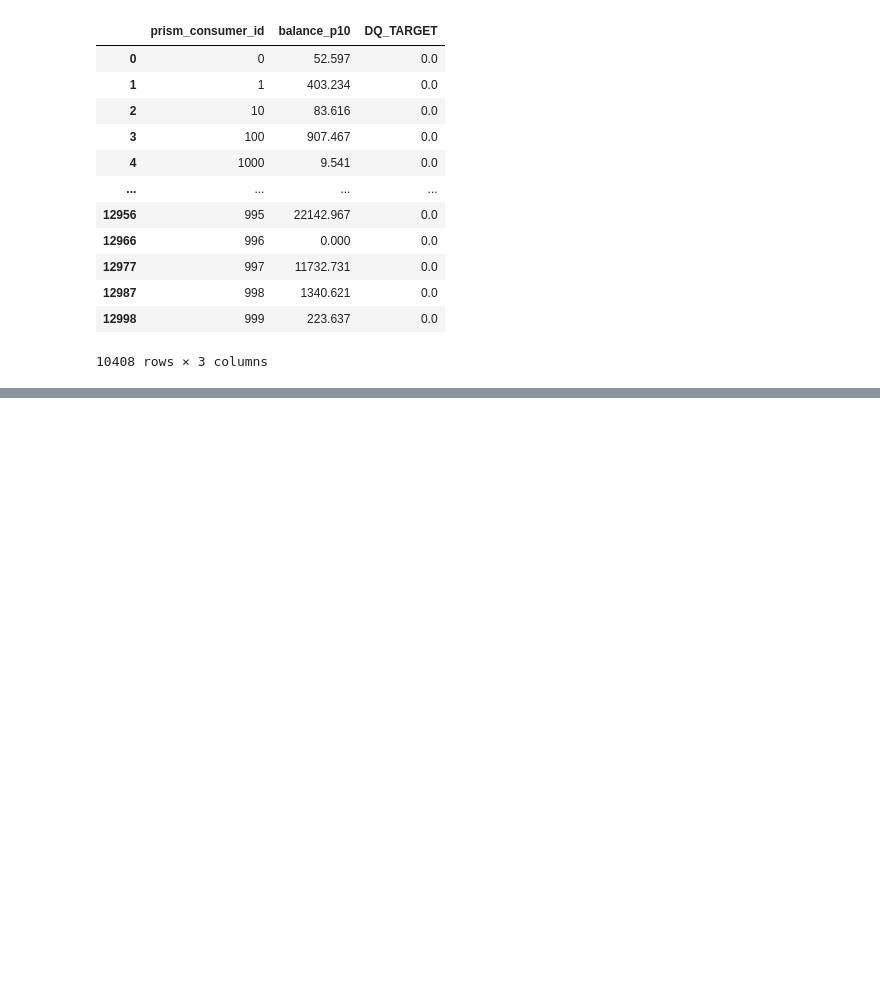
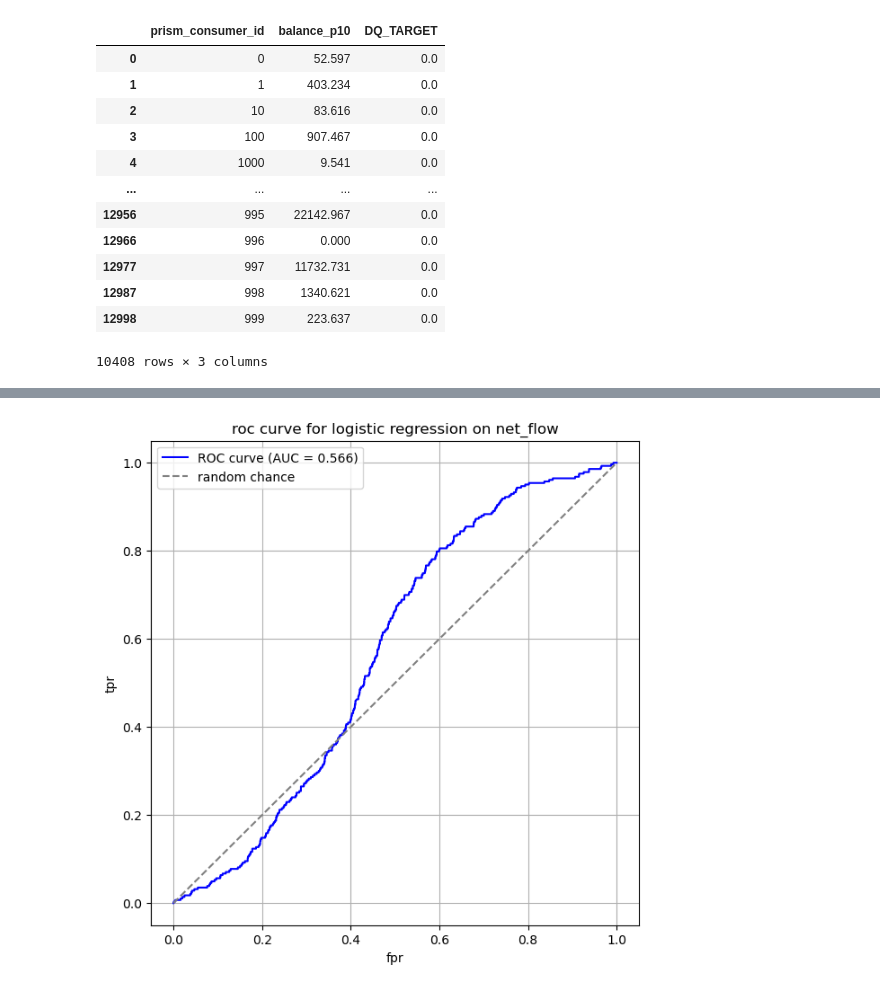
Before and after one commit to elliekwang/DSC180A_B01_2, a Jupyter notebook: Winter_2026/ellie_features.ipynb, the cells around one changed output, grey strips where cells are left out. Saved outputs shown, nothing was run; the diff lists cells and outputs as text; code cells hidden in the pictures; blank space fills up the shorter version.

```diff
--- a/Winter_2026/ellie_features.ipynb
+++ b/Winter_2026/ellie_features.ipynb
@@ -265,0 +349,5 @@ Mean balance ROC-AUC: 0.7170888661899897
+# %%
+cons_acct = pd.merge(consdf, acctdf, on='prism_consumer_id', how='left')
+full_df = pd.merge(trxndf, cons_acct, on='prism_consumer_id', how='left')
+print(full_df.shape)
+full_df.head()
@@ -265,0 +398,16 @@ Mean balance ROC-AUC: 0.7170888661899897
+# %%
+net_flow_df = full_df[['prism_consumer_id', 'net_flow']].drop_duplicates()
+dq_df = full_df[['prism_consumer_id', 'DQ_TARGET']].drop_duplicates()
+model_df = net_flow_df.merge(dq_df, on='prism_consumer_id', how='inner')
+
+X = model_df[['net_flow']]
+y = model_df['DQ_TARGET']
+
+X_train, X_test, y_train, y_test = train_test_split(
+    X, y, test_size=0.3, random_state=42
+)
+
+model = LogisticRegression()
+model.fit(X_train, y_train)
+
+y_pred_proba = model.predict_proba(X_test)[:, 1]
@@ -265,0 +445,15 @@ Mean balance ROC-AUC: 0.7170888661899897
+# %%
+fpr, tpr, thresholds = roc_curve(y_test, y_pred_proba)
+
+
+plt.figure(figsize=(7,7))
+plt.plot(fpr, tpr, color='blue', label=f'ROC curve (AUC = {roc_auc:.3f})')
+plt.plot([0, 1], [0, 1], color='gray', linestyle='--', label='random chance')
+plt.xlabel('fpr')
+plt.ylabel('tpr')
+plt.title('roc curve for logistic regression on net_flow')
+plt.legend()
+plt.grid(True)
+plt.show()
+# %% [output]
+[figure, added]
```
Also changed, not shown: parts of 34 cells of this notebook.
